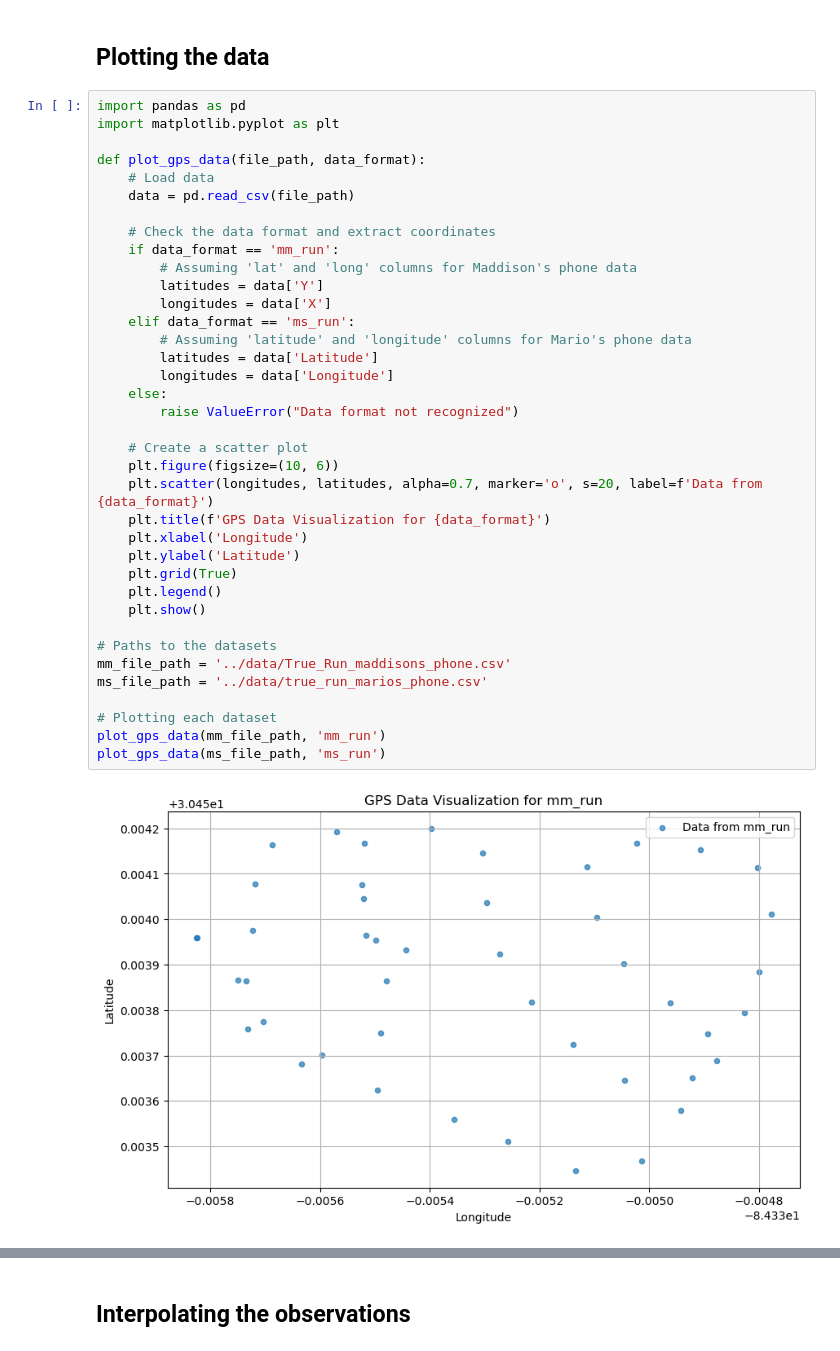
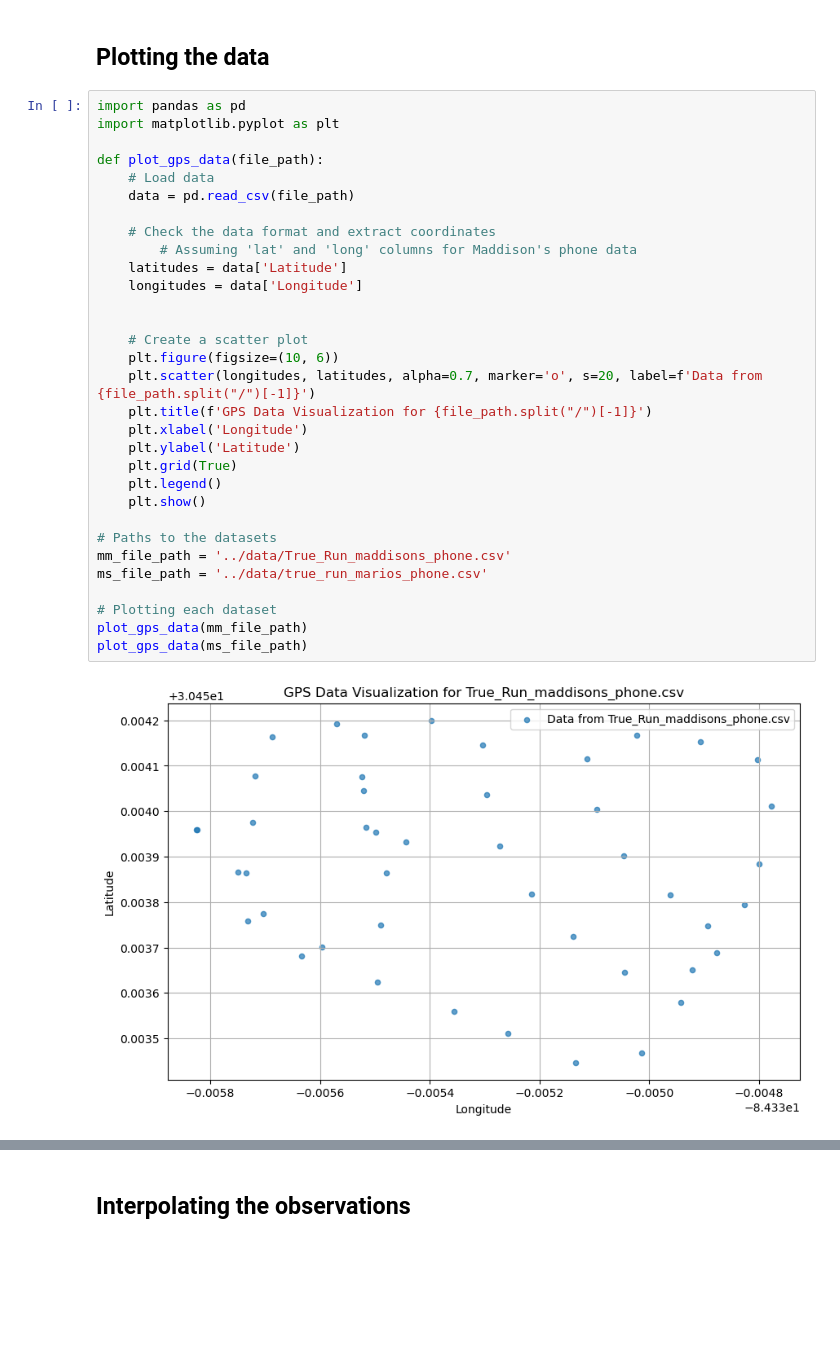
Before and after one commit to MarioShontz/GPS_DA, a Jupyter notebook: src/GPS_DA.ipynb, the cells around one changed output, grey strips where cells are left out. Saved outputs shown, nothing was run; the diff lists cells and outputs as text; blank space fills up the shorter version.

Commit message:
unified dataset formatting and successfully interpolated

```diff
--- a/src/GPS_DA.ipynb
+++ b/src/GPS_DA.ipynb
@@ -9,39 +9,33 @@ This project demonstrates the Ensemble Kalman Filter (EnKF) using real GPS data
 # %%
 import pandas as pd
 import matplotlib.pyplot as plt
 
-def plot_gps_data(file_path, data_format):
+def plot_gps_data(file_path):
     # Load data
     data = pd.read_csv(file_path)
 
     # Check the data format and extract coordinates
-    if data_format == 'mm_run':
         # Assuming 'lat' and 'long' columns for Maddison's phone data
-        latitudes = data['Y']
-        longitudes = data['X']
-    elif data_format == 'ms_run':
-        # Assuming 'latitude' and 'longitude' columns for Mario's phone data
-        latitudes = data['Latitude']
-        longitudes = data['Longitude']
-    else:
-        raise ValueError("Data format not recognized")
+    latitudes = data['Latitude']
+    longitudes = data['Longitude']
+
 
     # Create a scatter plot
     plt.figure(figsize=(10, 6))
-    plt.scatter(longitudes, latitudes, alpha=0.7, marker='o', s=20, label=f'Data from {data_format}')
-    plt.title(f'GPS Data Visualization for {data_format}')
+    plt.scatter(longitudes, latitudes, alpha=0.7, marker='o', s=20, label=f'Data from {file_path.split("/")[-1]}')
+    plt.title(f'GPS Data Visualization for {file_path.split("/")[-1]}')
     plt.xlabel('Longitude')
     plt.ylabel('Latitude')
     plt.grid(True)
     plt.legend()
     plt.show()
 
 # Paths to the datasets
 mm_file_path = '../data/True_Run_maddisons_phone.csv'
 ms_file_path = '../data/true_run_marios_phone.csv'
 
 # Plotting each dataset
-plot_gps_data(mm_file_path, 'mm_run')
-plot_gps_data(ms_file_path, 'ms_run')
+plot_gps_data(mm_file_path)
+plot_gps_data(ms_file_path)
 # %% [output]
-[figure, old version]
+[figure, new version]
```
Also changed, not shown: parts of 5 cells of this notebook, 1 other file.
